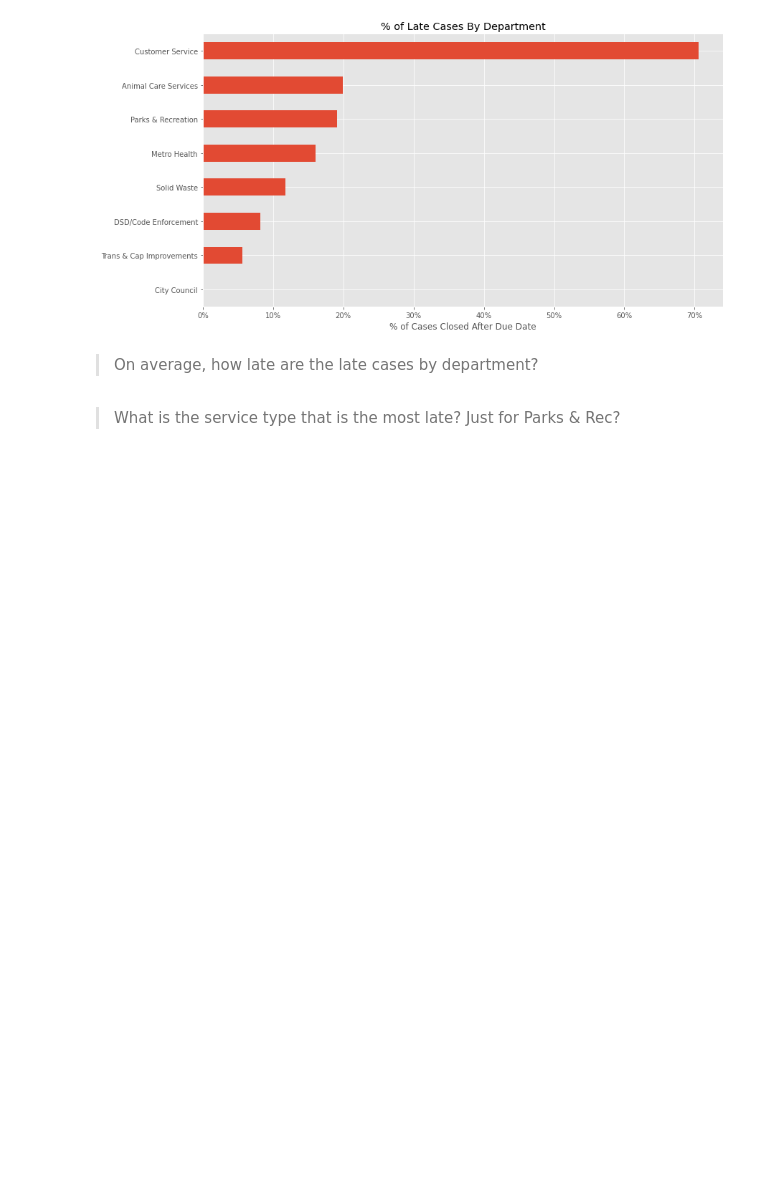
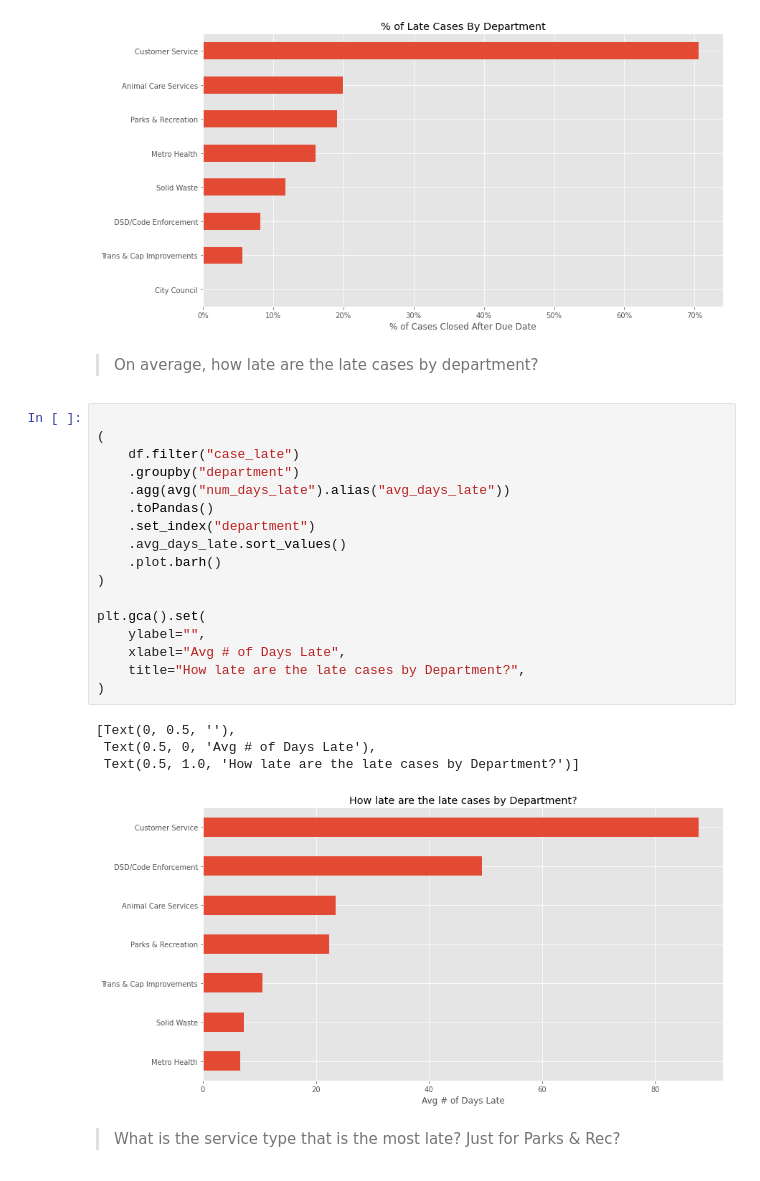
Before and after one commit to randyfrench/spark-exercises, a Jupyter notebook: explore.ipynb, the cells around one changed output. Saved outputs shown, nothing was run; the diff lists cells and outputs as text; blank space fills up the shorter version.

```diff
--- a/explore.ipynb
+++ b/explore.ipynb
@@ -75,5 +75,27 @@ plt.gca().set(
 [figure]
 # %% [markdown]
 > On average, how late are the late cases by department?
+# %%
+
+(
+    df.filter("case_late")
+    .groupby("department")
+    .agg(avg("num_days_late").alias("avg_days_late"))
+    .toPandas()
+    .set_index("department")
+    .avg_days_late.sort_values()
+    .plot.barh()
+)
+
+plt.gca().set(
+    ylabel="",
+    xlabel="Avg # of Days Late",
+    title="How late are the late cases by Department?",
+)
+# %% [output]
+[Text(0, 0.5, ''),
+ Text(0.5, 0, 'Avg # of Days Late'),
+ Text(0.5, 1.0, 'How late are the late cases by Department?')]
+[figure, added]
 # %% [markdown]
 > What is the service type that is the most late? Just for Parks & Rec?
```
Also changed, not shown: parts of 5 cells of this notebook, 1 other file.
